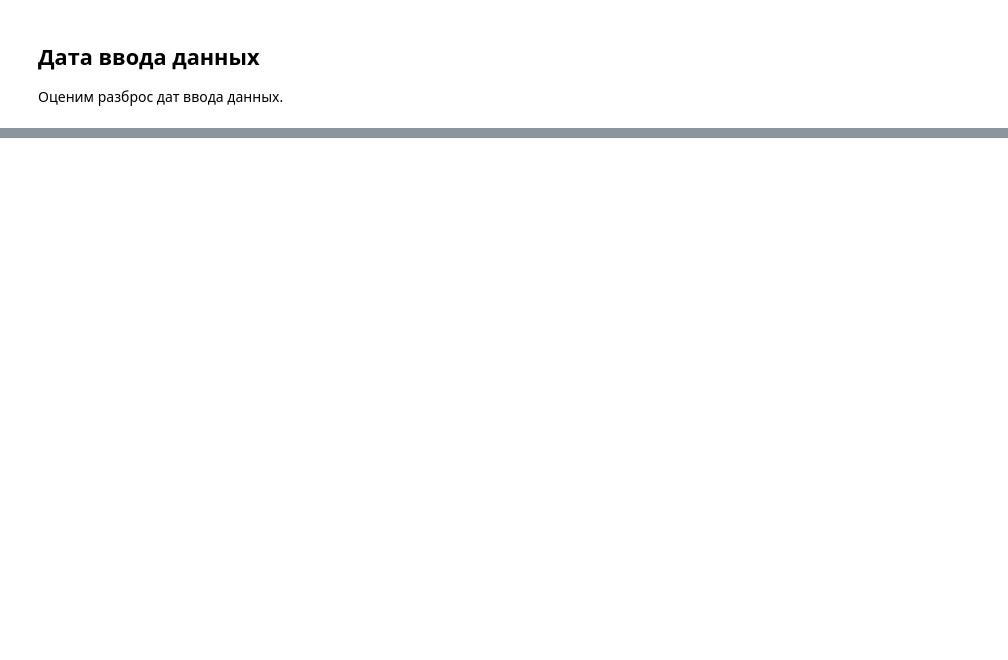
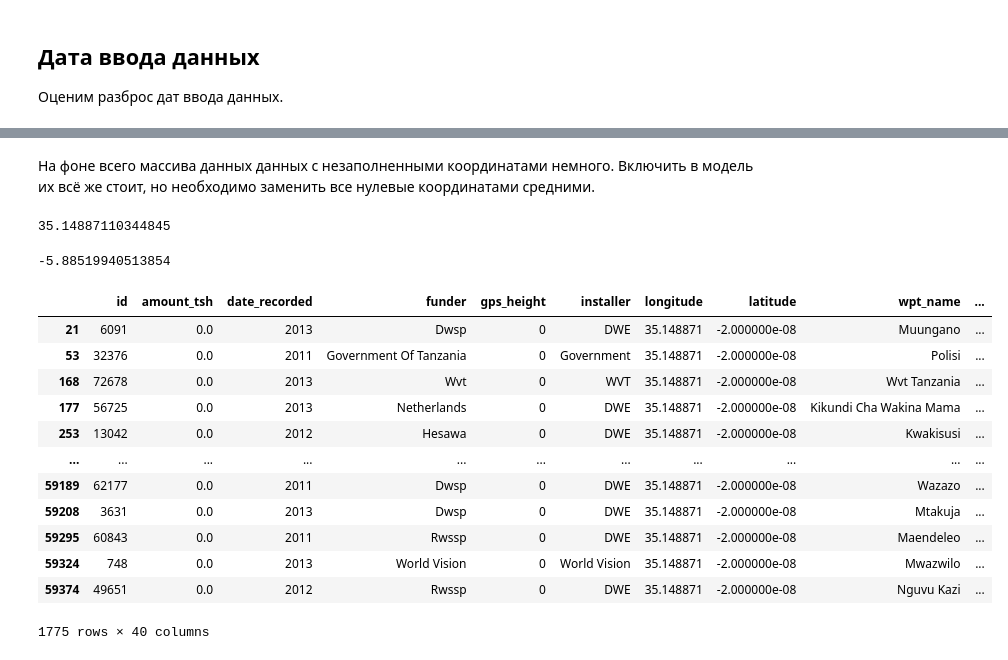
Before and after one commit to jzx81/MyContests, a Jupyter notebook: MyContest.ipynb, the cells around one changed output, grey strips where cells are left out. Drawn from its saved outputs; the diff is of its cells as text; code cells hidden in the pictures; blank space fills up the shorter version.

```diff
--- a/MyContest.ipynb
+++ b/MyContest.ipynb
@@ -592,0 +593,29 @@ mean
+# %% [markdown]
+На фоне всего массива данных данных с незаполненными координатами немного. Включить в модель их всё же стоит, но необходимо заменить все нулевые координатами средними.
+# %%
+meanX = TrainingX[TrainingX['longitude'] != 0]
+meanLon = meanX['longitude'].mean()
+meanLat = meanX['latitude'].mean()
+meanLon
+# %% [output]
+35.14887110344845
+# %%
+meanLat
+# %% [output]
+-5.88519940513854
+# %%
+TrainingX.loc[(TrainingX['longitude'] == 0), 'longitude'] = meanLon
+# %% [output]
+|  | id | amount_tsh | date_recorded | funder | gps_height | installer | longitude | latitude | wpt_name | ... |
+| 21 | 6091 | 0.0 | 2013 | Dwsp | 0 | DWE | 35.148871 | -2.000000e-08 | Muungano | ... |
+| 53 | 32376 | 0.0 | 2011 | Government Of Tanzania | 0 | Government | 35.148871 | -2.000000e-08 | Polisi | ... |
+| 168 | 72678 | 0.0 | 2013 | Wvt | 0 | WVT | 35.148871 | -2.000000e-08 | Wvt Tanzania | ... |
+| 177 | 56725 | 0.0 | 2013 | Netherlands | 0 | DWE | 35.148871 | -2.000000e-08 | Kikundi Cha Wakina Mama | ... |
+| 253 | 13042 | 0.0 | 2012 | Hesawa | 0 | DWE | 35.148871 | -2.000000e-08 | Kwakisusi | ... |
+| ... | ... | ... | ... | ... | ... | ... | ... | ... | ... | ... |
+| 59189 | 62177 | 0.0 | 2011 | Dwsp | 0 | DWE | 35.148871 | -2.000000e-08 | Wazazo | ... |
+| 59208 | 3631 | 0.0 | 2013 | Dwsp | 0 | DWE | 35.148871 | -2.000000e-08 | Mtakuja | ... |
+| 59295 | 60843 | 0.0 | 2011 | Rwssp | 0 | DWE | 35.148871 | -2.000000e-08 | Maendeleo | ... |
+| 59324 | 748 | 0.0 | 2013 | World Vision | 0 | World Vision | 35.148871 | -2.000000e-08 | Mwazwilo | ... |
+| 59374 | 49651 | 0.0 | 2012 | Rwssp | 0 | DWE | 35.148871 | -2.000000e-08 | Nguvu Kazi | ... |
+1775 rows × 40 columns
```
Also changed, not shown: parts of 181 cells of this notebook.
